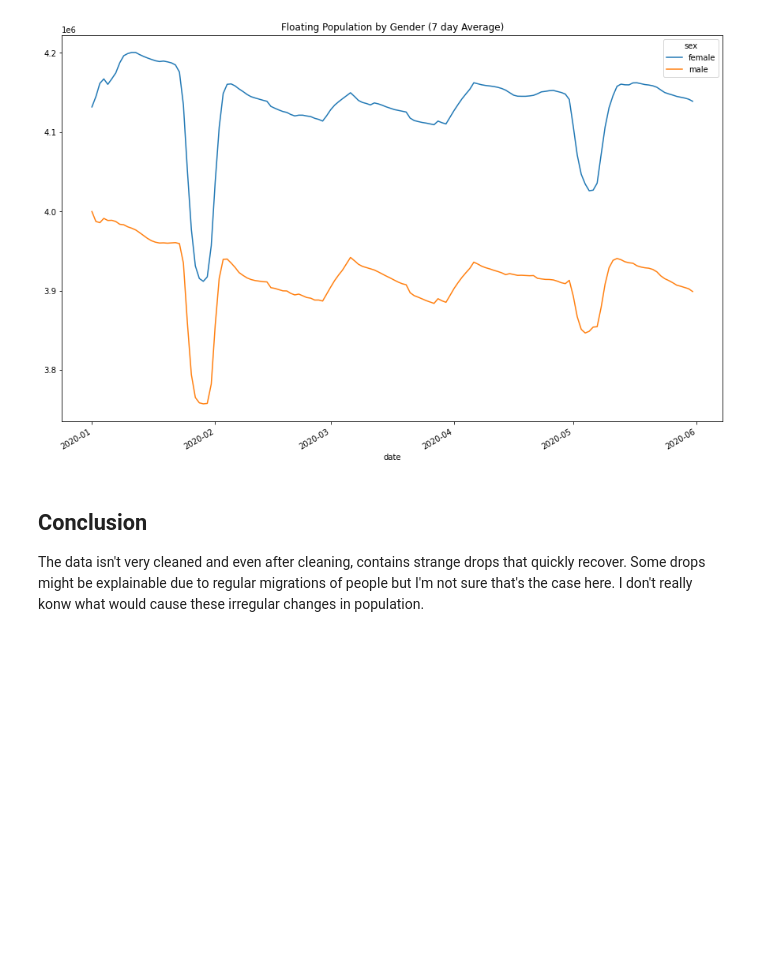
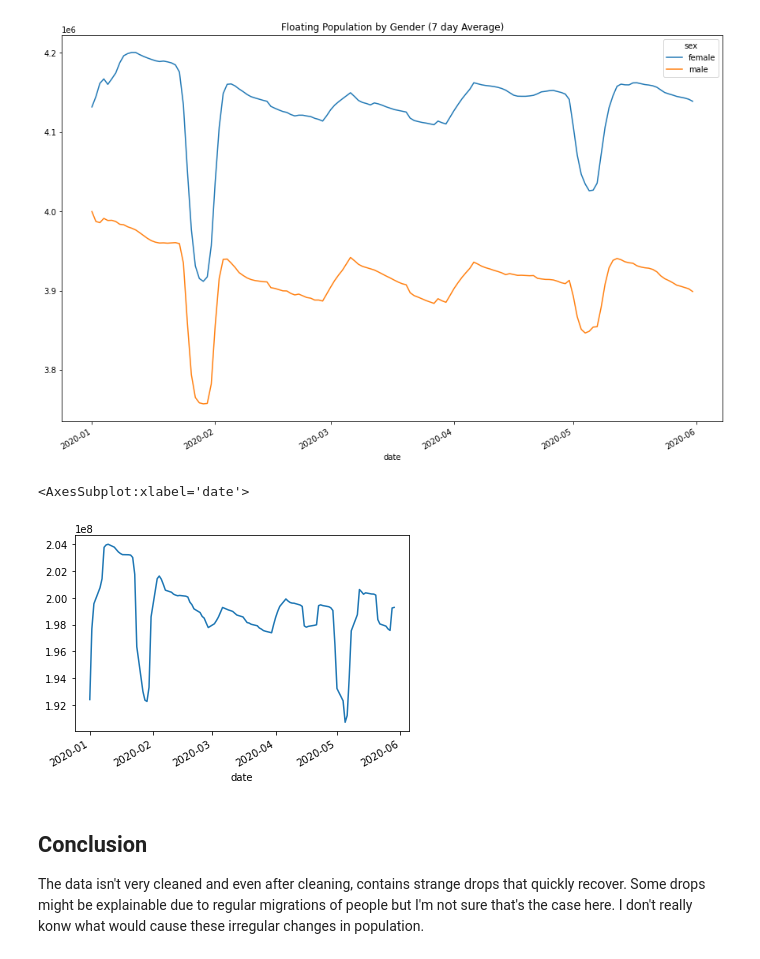
Before and after one commit to timzai/covid-19_skorea_eda, a Jupyter notebook: floating population by province.ipynb, the cells around one changed output. Cells and saved outputs as stored; diff of their text form; code cells hidden in the pictures; blank space fills up the shorter version.

```diff
--- a/floating population by province.ipynb
+++ b/floating population by province.ipynb
@@ -100,6 +108,20 @@ gender_df.rolling('7d').mean().plot(figsize=(15,10), title='Floating Population
 [figure]
 [figure]
 [figure]
+# %%
+# Look at total population rolling average
+float_df
+total_df = float_df.groupby(as_index=True, level=0)['fp_num'].sum()
+total_df.index = pd.to_datetime(total_df.index)
+total_df['2020-02-23':'2020-02-23'] = total_df['2020-02-23':'2020-02-23'] / 2
+total_df['2020-03-11':'2020-03-11'] = total_df['2020-03-11':'2020-03-11'] * 1.255
+total_df['2020-05-29':'2020-05-29'] = total_df['2020-05-28':'2020-05-28']
+total_df = total_df[total_df.index.dayofweek < 5]
+total_df
+total_df.rolling('7d').mean().plot()
+# %% [output]
+<AxesSubplot:xlabel='date'>
+[figure, added]
 # %% [markdown]
 ## Conclusion
 
```
Also changed, not shown: parts of 2 cells of this notebook, 2 other files.
